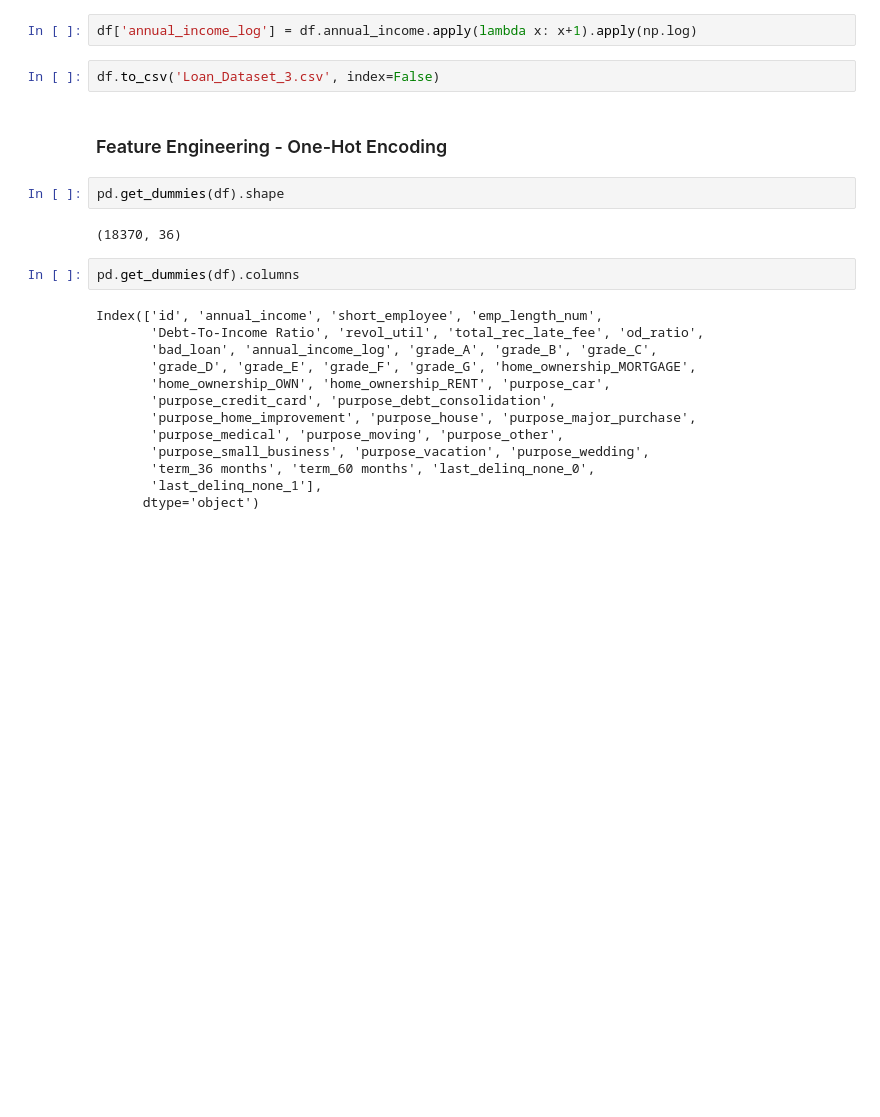
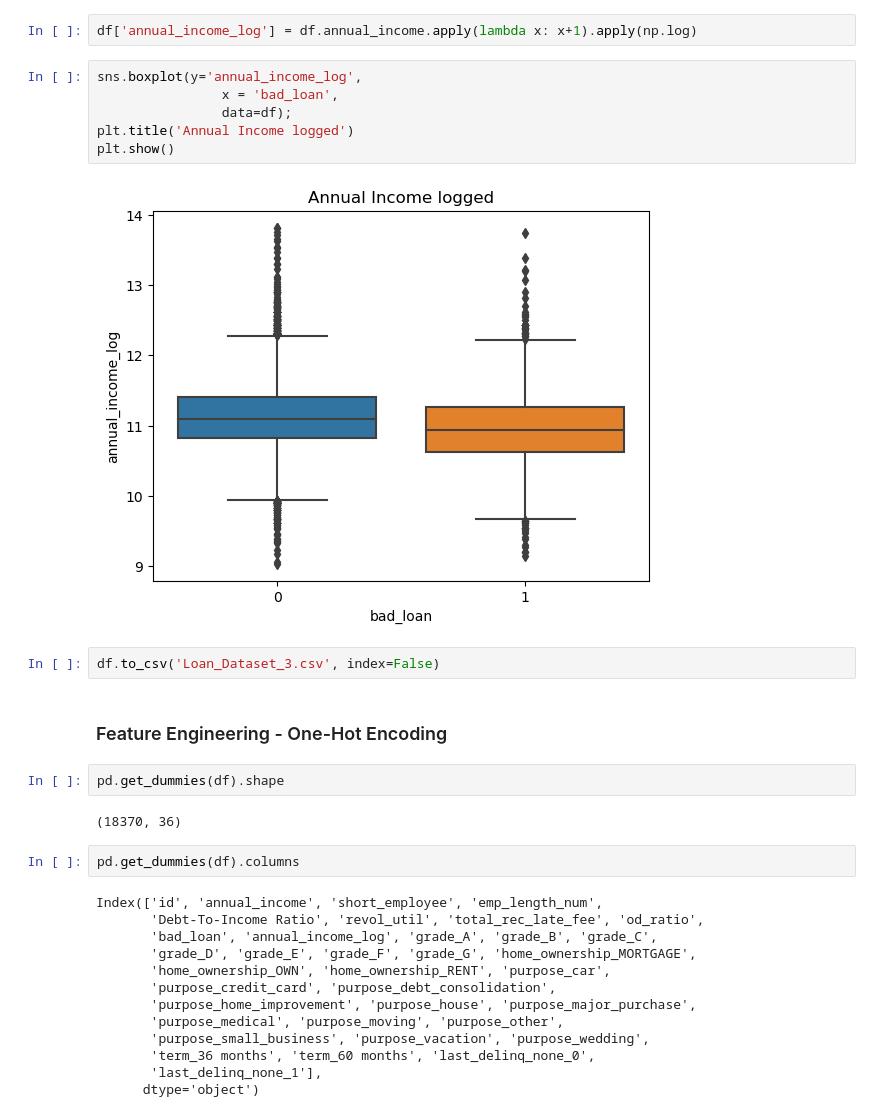
Before and after one commit to KaimiHuang/Applied_Data_Science_Project_1, a Jupyter notebook: Predict_bad_loan.ipynb, the cells around one changed output. Drawn from its saved outputs; the diff is of its cells as text; blank space fills up the shorter version.

```diff
--- a/Predict_bad_loan.ipynb
+++ b/Predict_bad_loan.ipynb
@@ -550,5 +572,13 @@ ax[2].set_xlabel('sqrt transform');
 # %%
 df['annual_income_log'] = df.annual_income.apply(lambda x: x+1).apply(np.log)
+# %%
+sns.boxplot(y='annual_income_log',
+                x = 'bad_loan',
+                data=df);
+plt.title('Annual Income logged')
+plt.show()
+# %% [output]
+[figure, added]
 # %%
 df.to_csv('Loan_Dataset_3.csv', index=False)
 # %% [markdown]
```
Also changed, not shown: parts of 20 cells of this notebook, 6 other files.
